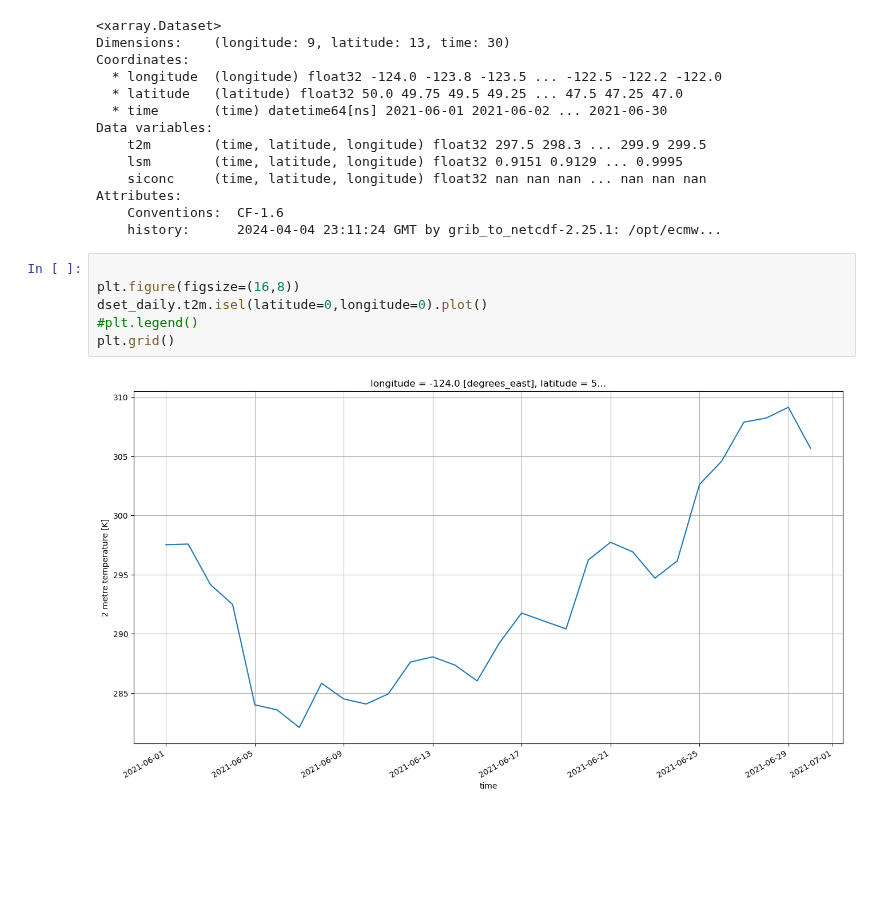
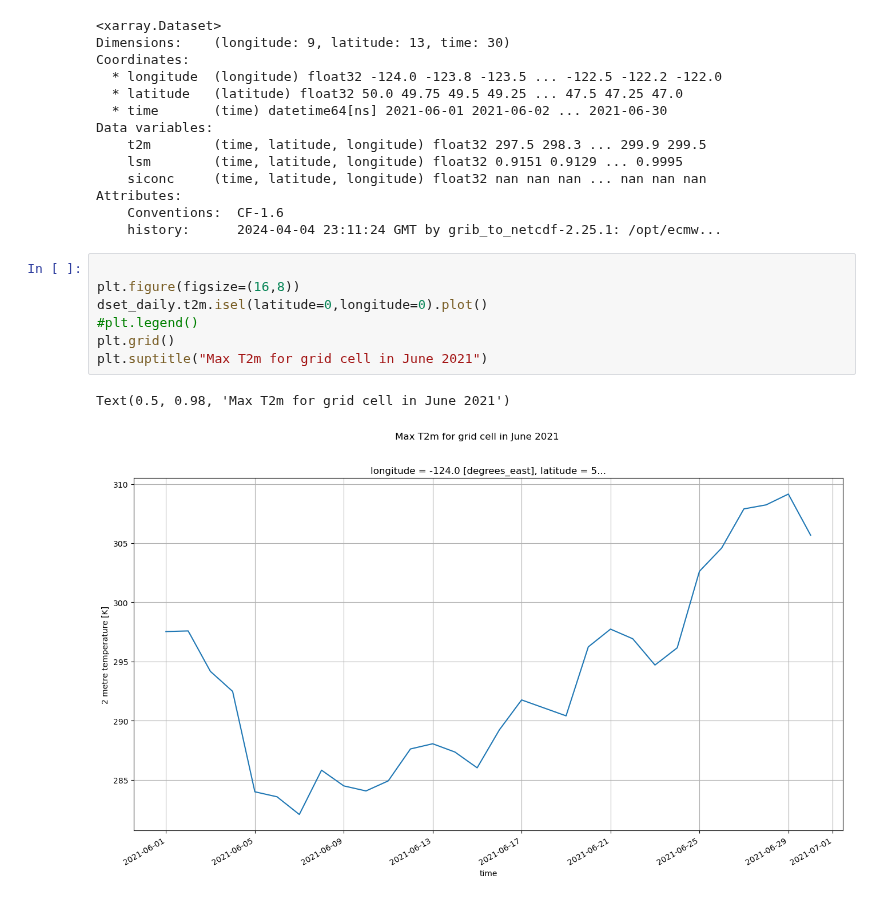
Before and after one commit to tedscott/HeatWaves, a Jupyter notebook: WorkingWithERA5.ipynb, the cells around one changed output. Saved outputs shown, nothing was run; the diff lists cells and outputs as text; blank space fills up the shorter version.

```diff
--- a/WorkingWithERA5.ipynb
+++ b/WorkingWithERA5.ipynb
@@ -242,8 +243,10 @@ Attributes:
 # %%
 
 plt.figure(figsize=(16,8))
 dset_daily.t2m.isel(latitude=0,longitude=0).plot()
 #plt.legend()
 plt.grid()
+plt.suptitle("Max T2m for grid cell in June 2021")
 # %% [output]
+Text(0.5, 0.98, 'Max T2m for grid cell in June 2021')
-[figure, old version]
+[figure, new version]
```
Also changed, not shown: parts of 1 cell of this notebook, 1 other file.
